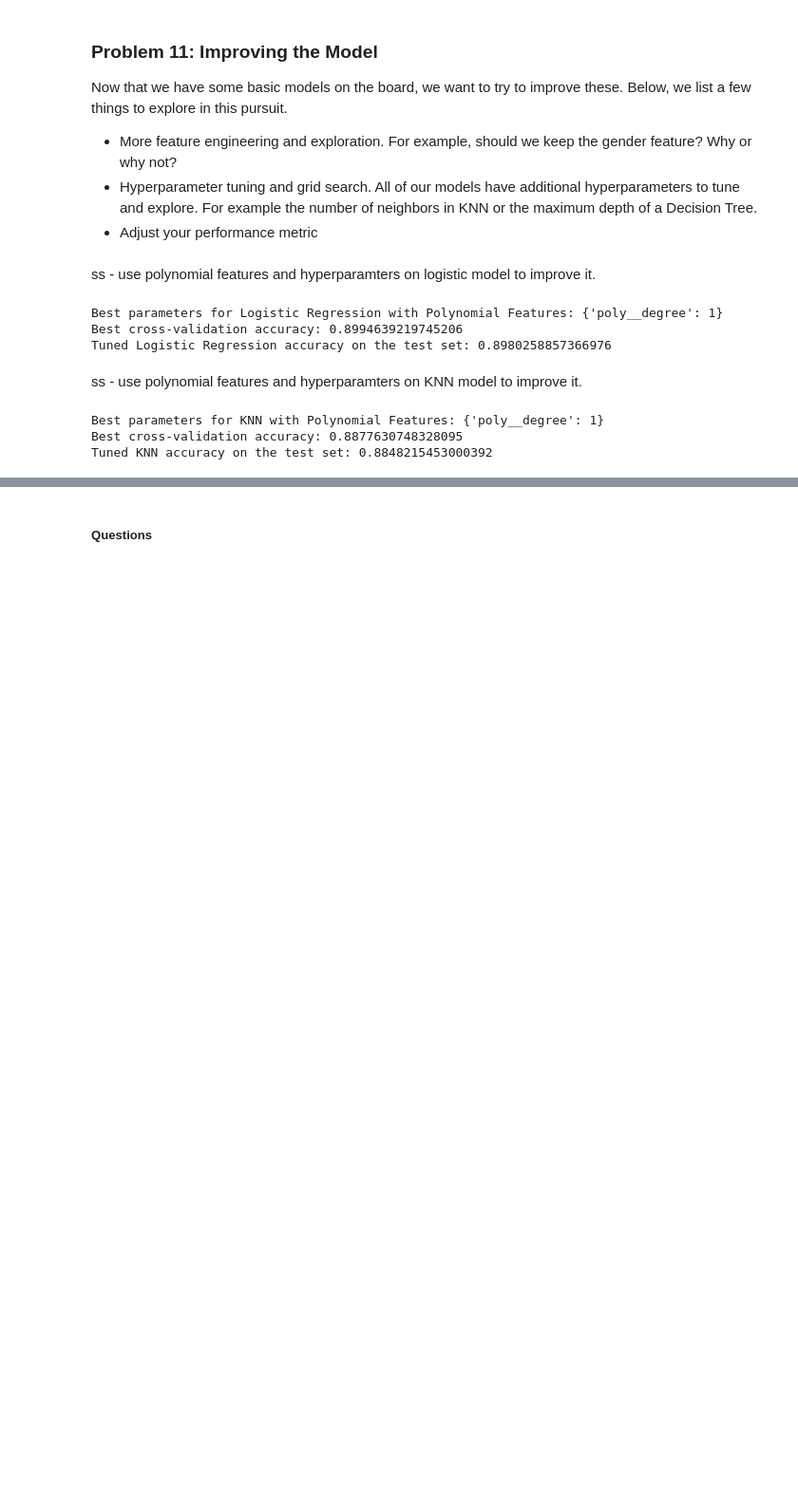
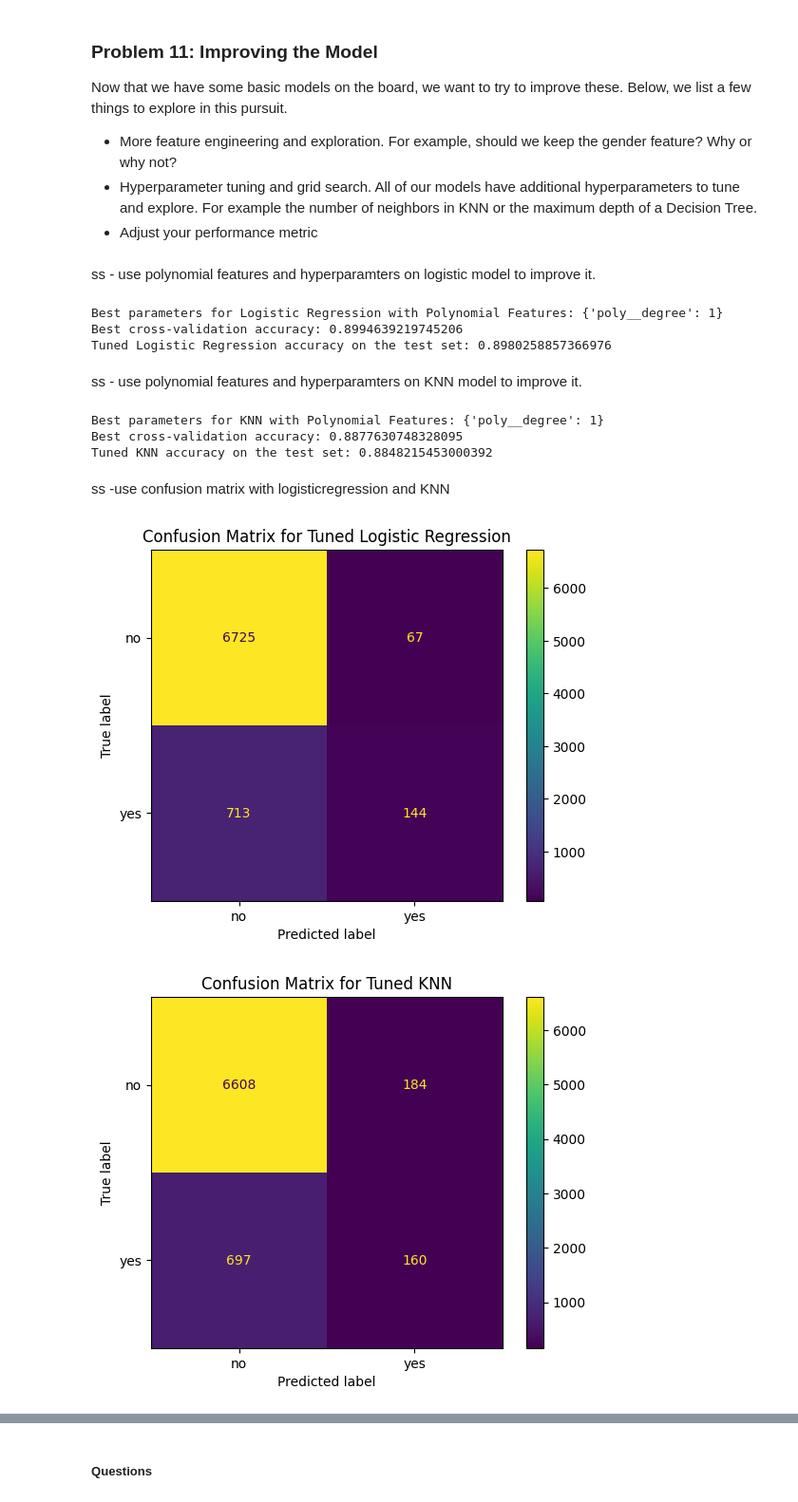
Before and after one commit to Ssahu620/ss-Assignment-17, a Jupyter notebook: ss_v1_17_Assignment.ipynb, the cells around one changed output, grey strips where cells are left out. Shown at 95% size. Cells and saved outputs as stored; diff of their text form; code cells hidden in the pictures; blank space fills up the shorter version.

```diff
--- a/ss_v1_17_Assignment.ipynb
+++ b/ss_v1_17_Assignment.ipynb
@@ -620,3 +623,26 @@ print(f"Tuned KNN accuracy on the test set: {tuned_knn_accuracy}")
 Best parameters for KNN with Polynomial Features: {'poly__degree': 1}
 Best cross-validation accuracy: 0.8877630748328095
 Tuned KNN accuracy on the test set: 0.8848215453000392
+# %% [markdown]
+ss -use confusion matrix with logisticregression and KNN
+# %%
+# prompt: use confusion matrix with logisticregression and KNN
+
+from sklearn.metrics import confusion_matrix, ConfusionMatrixDisplay
+
+# Confusion Matrix for Logistic Regression
+cm_logreg = confusion_matrix(y_test, y_pred_tuned_logreg)
+disp_logreg = ConfusionMatrixDisplay(confusion_matrix=cm_logreg, display_labels=le.classes_) # Assuming le is the LabelEncoder used for the target
+disp_logreg.plot()
+plt.title('Confusion Matrix for Tuned Logistic Regression')
+plt.show()
+
+# Confusion Matrix for KNN
+cm_knn = confusion_matrix(y_test, y_pred_tuned_knn)
+disp_knn = ConfusionMatrixDisplay(confusion_matrix=cm_knn, display_labels=le.classes_) # Assuming le is the LabelEncoder used for the target
+disp_knn.plot()
+plt.title('Confusion Matrix for Tuned KNN')
+plt.show()
+# %% [output]
+[figure, added]
+[figure, added]
```
Also changed, not shown: parts of 3 cells of this notebook.
